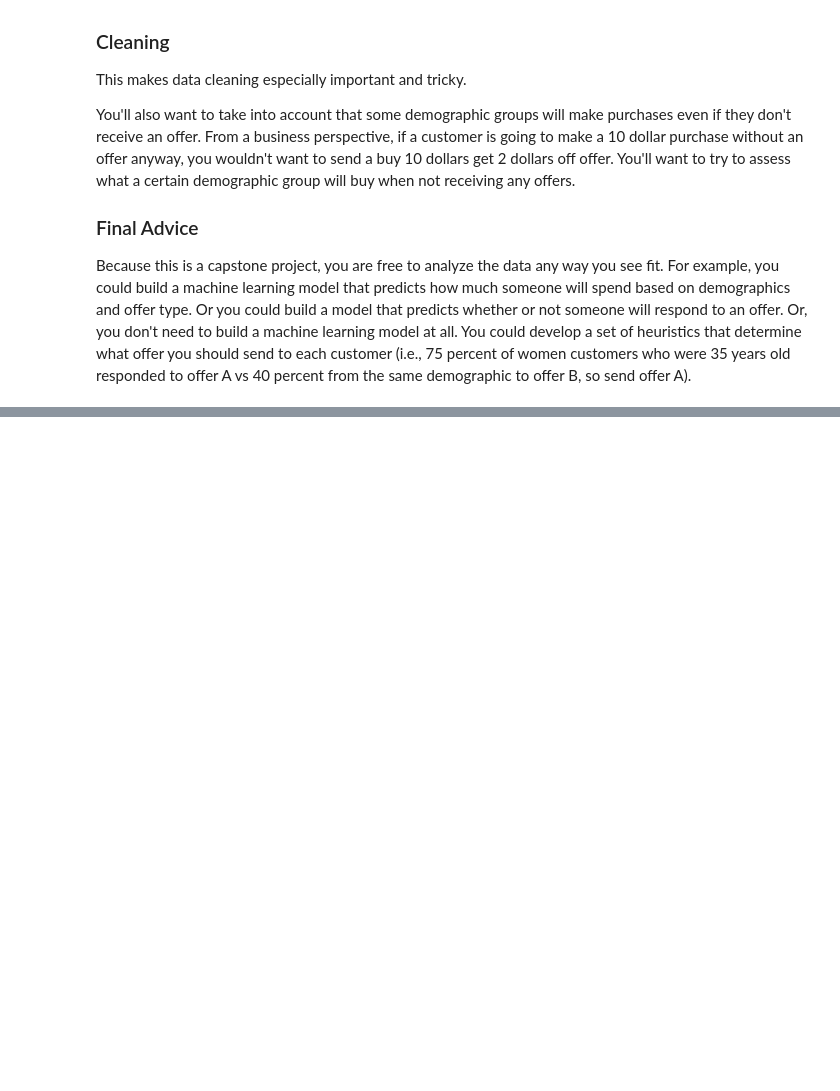
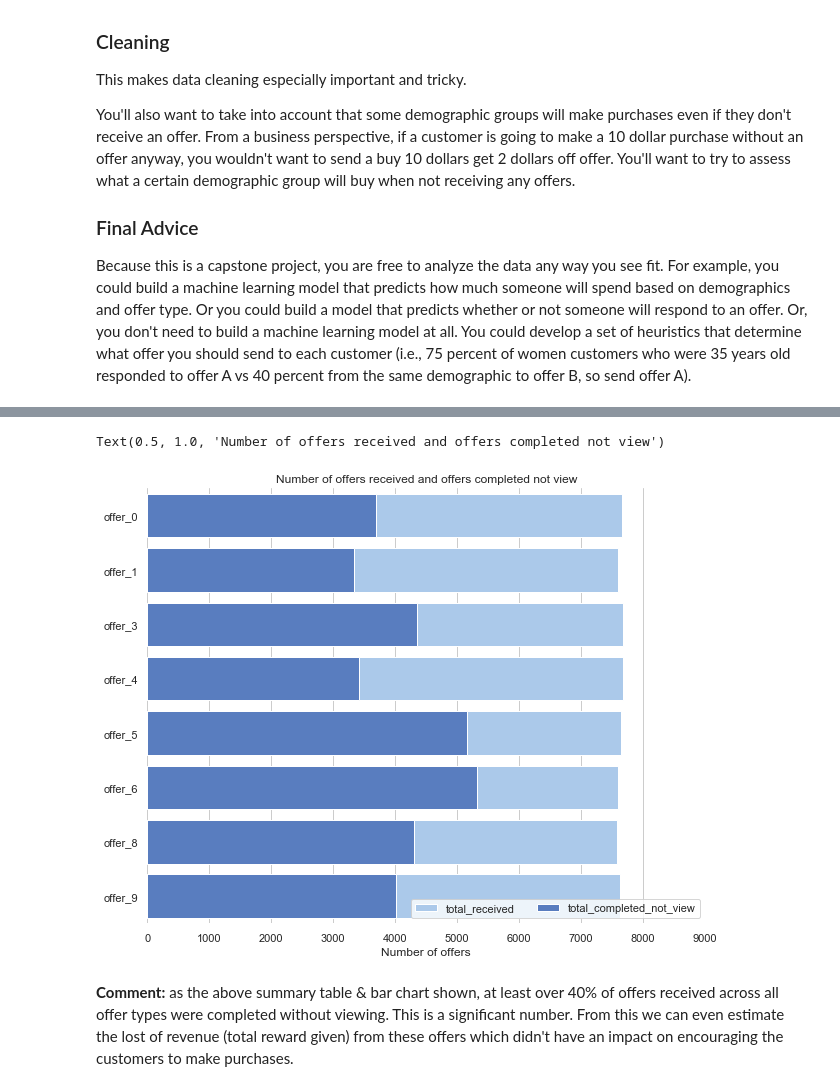
Before and after one commit to sandytat03/udacity_dsnd_starbucks, a Jupyter notebook: Starbucks_Capstone_notebook.ipynb, the cells around one changed output, grey strips where cells are left out. Drawn from its saved outputs; the diff is of its cells as text; code cells hidden in the pictures; blank space fills up the shorter version.

```diff
--- a/Starbucks_Capstone_notebook.ipynb
+++ b/Starbucks_Capstone_notebook.ipynb
@@ -125,0 +274,4 @@ transcript[transcript.duplicated(subset=['person'], keep=False)]
+# %%
+# create a new column for simplier offer id using offer_id_2_dict dictionary
+result['offer_id_2'] = result['offer_id_value']
+result['offer_id_2'].replace(offer_id_2_dict, inplace=True)
@@ -125,0 +315,9 @@ transcript[transcript.duplicated(subset=['person'], keep=False)]
+# %%
+# create completed_not_view_master df
+completed_not_view_master = pd.DataFrame()
+
+for i in [0,1,3,4,5,6,8,9]:
+    df = no_completed_not_view_person(i)
+    completed_not_view_master = pd.concat([df, completed_not_view_master], axis=1, sort=False)
+
+completed_not_view_master
@@ -125,0 +338,4 @@ transcript[transcript.duplicated(subset=['person'], keep=False)]
+# %%
+# find list of customers who are likely to completed the offer without viewing it
+completed_not_view_master['total_completed_not_view'] = completed_not_view_master.sum(axis=1)
+completed_not_view_master.sort_values(by=['total_completed_not_view'], ascending=False)
@@ -125,0 +419,32 @@ transcript[transcript.duplicated(subset=['person'], keep=False)]
+# %%
+sns.set(style="whitegrid")
+
+# load the dataset
+data = completed_not_view_by_offerid_summary.reset_index()[['offer_id_2','total_completed_not_view','total_received']]
+data['offer_id_2'] = data['offer_id_2'].apply(str)
+data['offer_id_2'] = 'offer_' + data['offer_id_2']
+
+# Initialize the matplotlib figure
+f, ax = plt.subplots(figsize=(10, 8))
+
+# Plot the total offer received
+sns.set_color_codes("pastel")
+sns.barplot(x="total_received", y="offer_id_2", data=data,
+            label="total_received", color="b")
+
+# Plot the total completed not view
+sns.set_color_codes("muted")
+sns.barplot(x="total_completed_not_view", y="offer_id_2", data=data,
+            label="total_completed_not_view", color="b")
+
+# Add a legend and informative axis label
+ax.legend(ncol=2, loc="lower right", frameon=True)
+ax.set(xlim=(0, 9000), ylabel="",
+       xlabel="Number of offers")
+sns.despine(left=True, bottom=True)
+ax.set_title('Number of offers received and offers completed not view')
+# %% [output]
+Text(0.5, 1.0, 'Number of offers received and offers completed not view')
+[figure, added]
+# %% [markdown]
+**Comment:** as the above summary table & bar chart shown, at least over 40% of offers received across all offer types were completed without viewing. This is a significant number. From this we can even estimate the lost of revenue (total reward given) from these offers which didn't have an impact on encouraging the customers to make purchases.
```
Also changed, not shown: parts of 62 cells of this notebook.
